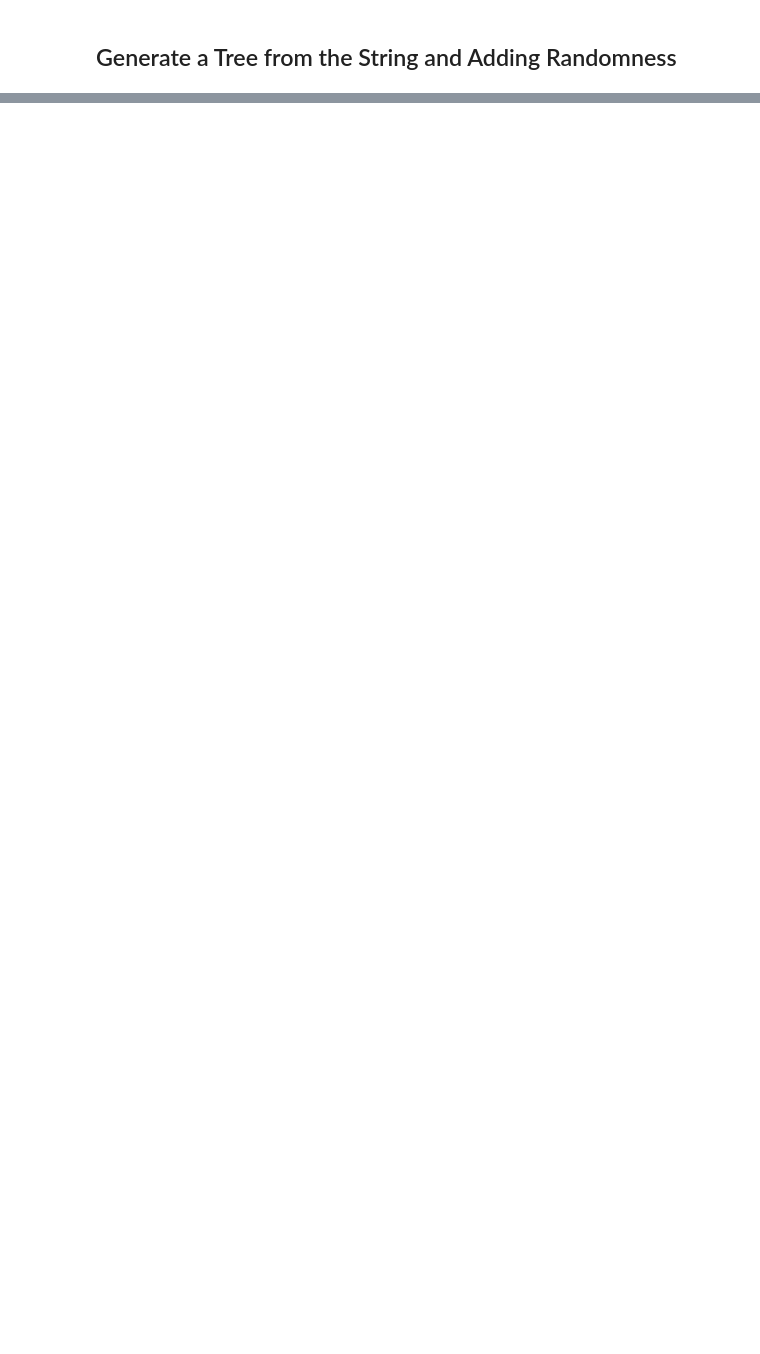
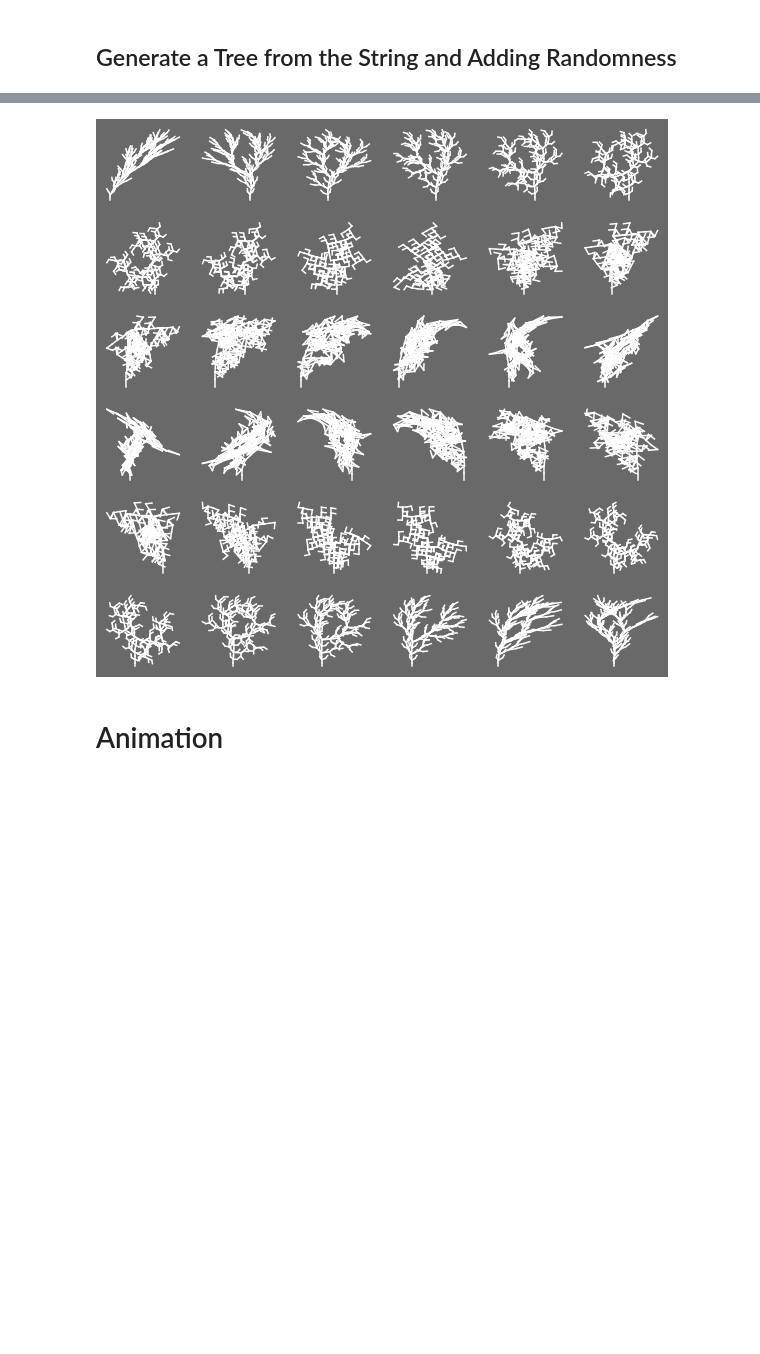
Before and after one commit to White-On/Recursive_Tree, a Jupyter notebook: RecursiveTree.ipynb, the cells around one changed output, grey strips where cells are left out. Saved outputs shown, nothing was run; the diff lists cells and outputs as text; code cells hidden in the pictures; blank space fills up the shorter version.

```diff
--- a/RecursiveTree.ipynb
+++ b/RecursiveTree.ipynb
@@ -191,2 +212,22 @@ theta = 0.10471975511965978
+# %%
+rules = {'F':"FF+[+F-F-X]-[-F+F+X]",'X':"F-[[X]+X]+F[+FX]-X"}
+axiom = 'F'
+generations = 3
+sentence = GenerateSentences(rules, generations, axiom)
+
+vectors = np.concatenate((np.arange(0,360,10),np.arange(10,370,10))).reshape(2,-1).T
+
+plt.figure(figsize=(10,10), facecolor='dimgray')
+for i in range(1,37):
+    plt.subplot(6,6,i)
+    plt.axis('off')
+    RecursiveTreeWithLSystemRandomAngle(sentence, vectors[i-1])
+
+# plt.savefig('RecursiveTreeWithLSystem4.png',dpi=300,bbox_inches='tight')
+plt.show()
+# %% [output]
+[figure, added]
+# %% [markdown]
+# Animation
 # %%
 rules = {'F':"FF+[+F-F-F]-[-F+F+F]"}
```
Also changed, not shown: parts of 16 cells of this notebook, 1 other file.
